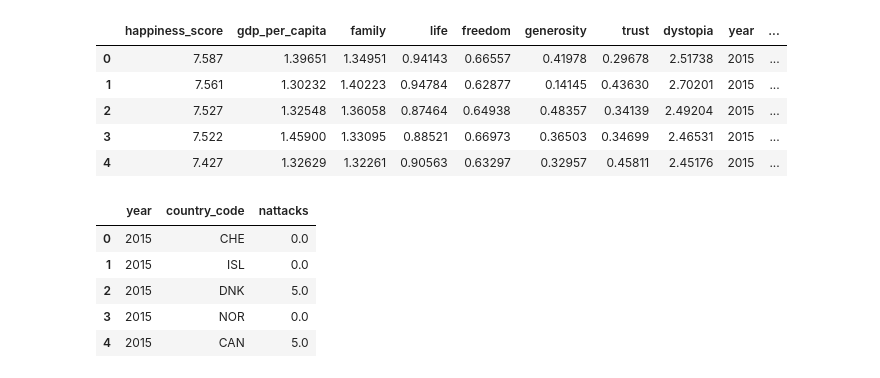
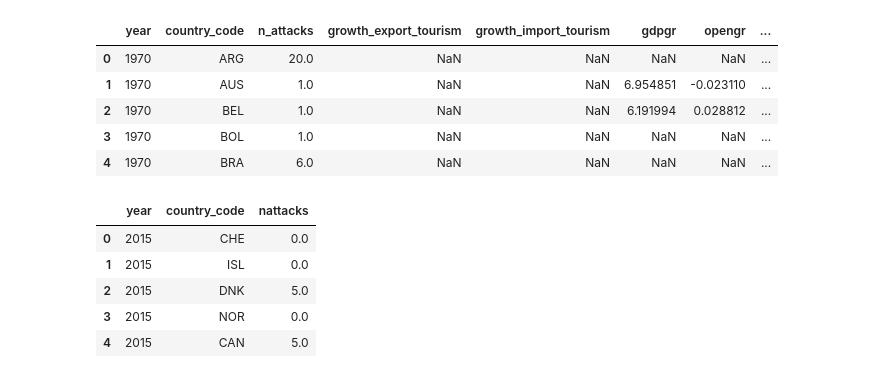
Before and after one commit to CharlesCoster/ada-project-terrorism-impact, a Jupyter notebook: part4.ipynb, the cells around one changed output. Cells and saved outputs as stored; diff of their text form; code cells hidden in the pictures.

```diff
--- a/part4.ipynb
+++ b/part4.ipynb
@@ -4,0 +7,8 @@
+# %%
+terror = pd.read_csv('final_terrorism.csv')
+tourism = pd.read_csv('final_tourism.csv',index_col=0)
+econom = pd.read_csv('final_economic.csv',index_col=0)
+politic = pd.read_csv('final_politic.csv',index_col=0)
+# %%
+countries = pd.read_csv('country_code.csv',encoding='latin')
+countries.columns=['country_txt','country_code']
@@ -4,0 +24,16 @@
+# %%
+# Get number of attacks per year and per countries
+terror = terror.merge(countries,on='country_txt',how='left')
+
+terror_df = terror.groupby(['iyear','country_code']).size().to_frame().reset_index()
+terror_df.rename(columns={0:'n_attacks','iyear':'year'}, inplace=True)
+
+# Get all combinations of year/country possible
+year = np.arange(terror_df.year.min(),terror_df.year.max()+1)
+country = list(terror_df.country_code.unique())
+df_comb = pd.DataFrame(list(product(year, country)), columns=['year', 'country_code'])
+df_comb['data'] = 0
+terror_df = df_comb.merge(terror_df,how='left')
+terror_df.fillna(0,inplace=True)
+terror_df.drop('data',axis=1,inplace=True)
+terror_df.head()
@@ -5,5 +74,12 @@
 # %%
 from functools import reduce
-dfs = [happiness_df,df_openess,df_terrorism,df_politic,df_tourism]
+dfs = [terror_df,tourism,econom,politic]
 global_df = reduce(lambda left,right: pd.merge(left,right,on=['year','country_code'],how='outer'), dfs)
-global_df.to_csv('global.csv')
+global_df.head()
+# %% [output]
+|  | year | country_code | n_attacks | growth_export_tourism | growth_import_tourism | gdpgr | opengr | ... |
+| 0 | 1970 | ARG | 20.0 | NaN | NaN | NaN | NaN | ... |
+| 1 | 1970 | AUS | 1.0 | NaN | NaN | 6.954851 | -0.023110 | ... |
+| 2 | 1970 | BEL | 1.0 | NaN | NaN | 6.191994 | 0.028812 | ... |
+| 3 | 1970 | BOL | 1.0 | NaN | NaN | NaN | NaN | ... |
+| 4 | 1970 | BRA | 6.0 | NaN | NaN | NaN | NaN | ... |
@@ -12,12 +86,3 @@ global_df = pd.read_csv('global.csv',index_col=0)
-# %%
-global_df.head()
-# %% [output]
-|  | happiness_score | gdp_per_capita | family | life | freedom | generosity | trust | dystopia | year | ... |
-| 0 | 7.587 | 1.39651 | 1.34951 | 0.94143 | 0.66557 | 0.41978 | 0.29678 | 2.51738 | 2015 | ... |
-| 1 | 7.561 | 1.30232 | 1.40223 | 0.94784 | 0.62877 | 0.14145 | 0.43630 | 2.70201 | 2015 | ... |
-| 2 | 7.527 | 1.32548 | 1.36058 | 0.87464 | 0.64938 | 0.48357 | 0.34139 | 2.49204 | 2015 | ... |
-| 3 | 7.522 | 1.45900 | 1.33095 | 0.88521 | 0.66973 | 0.36503 | 0.34699 | 2.46531 | 2015 | ... |
-| 4 | 7.427 | 1.32629 | 1.32261 | 0.90563 | 0.63297 | 0.32957 | 0.45811 | 2.45176 | 2015 | ... |
 # %%
 feature = 'nattacks'
 year = 2015
```
Also changed, not shown: parts of 8 cells of this notebook.
